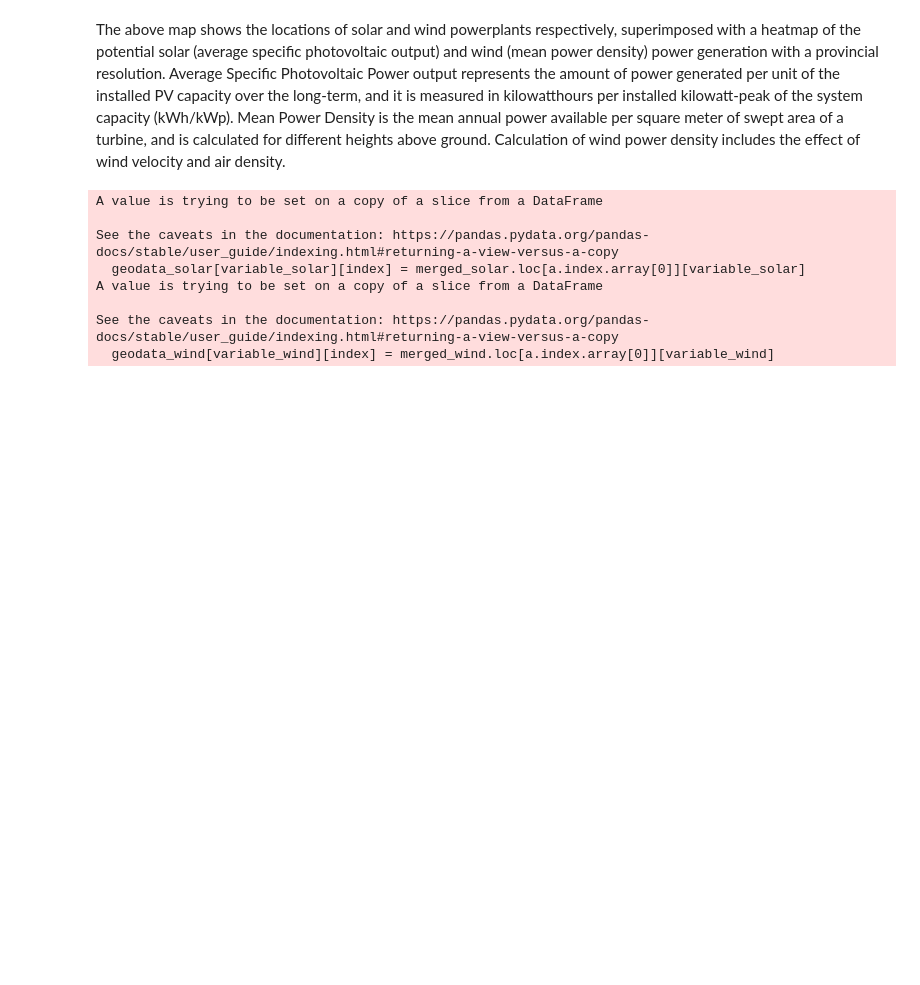
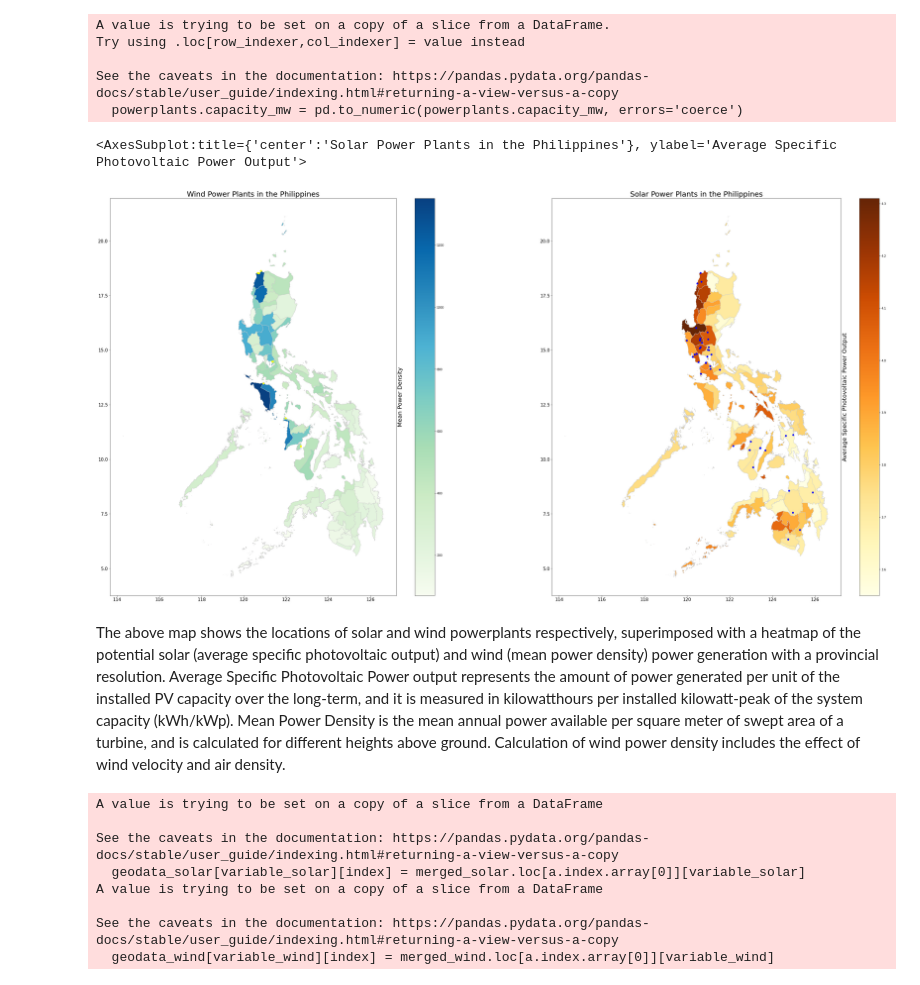
Before and after one commit to RaynorChavez/Solar-Wind-Energy-Analysis-Philippines, a Jupyter notebook: [Final] Philippines Solar and Wind Power Analysis.ipynb, the cells around one changed output. Saved outputs shown, nothing was run; the diff lists cells and outputs as text; code cells hidden in the pictures; blank space fills up the shorter version.

```diff
--- a/[Final] Philippines Solar and Wind Power Analysis.ipynb
+++ b/[Final] Philippines Solar and Wind Power Analysis.ipynb
@@ -100,3 +26,71 @@ See the caveats in the documentation: https://pandas.pydata.org/pandas-docs/stab
+# %%
+# PowerPlants
+powerplantsfp = '.\Data\PowerPlants\global_power_plant_database.csv'
+powerplants = pd.read_csv(powerplantsfp)
+powerplants = powerplants[powerplants.country_long == 'Philippines']
+powerplants.capacity_mw = pd.to_numeric(powerplants.capacity_mw, errors='coerce')
+
+crs = {'init':'epsg:4326'}
+
+solar_powerplants = powerplants[powerplants.primary_fuel == 'Solar']
+solargeometry=[Point(xy) for xy in zip(solar_powerplants["longitude"], solar_powerplants["latitude"])]
+geodata_solar=gpd.GeoDataFrame(solar_powerplants,crs=crs, geometry=solargeometry)
+
+wind_powerplants = powerplants[powerplants.primary_fuel == 'Wind']
+windgeometry=[Point(xy) for xy in zip(wind_powerplants["longitude"], wind_powerplants["latitude"])]
+geodata_wind=gpd.GeoDataFrame(wind_powerplants,crs=crs, geometry=windgeometry)
+
+# create figure and axes for Matplotlib
+fig, (ax1,ax2) = plt.subplots(1,2, figsize=(50, 25))
+
+# Data for Wind Potential Heatmap
+datafp = '.\Data\WindPotential\Philippine_regions_windpotential.csv'
+wind_potential_data = gpd.read_file(datafp)
+wind_potential_data = wind_potential_data[["ADM2_EN", "mean_power_density"]]
+wind_potential_data.mean_power_density = pd.to_numeric(wind_potential_data.mean_power_density, errors='coerce')
+
+merged_wind = map_df.set_index("ADM2_EN").join(wind_potential_data.set_index("ADM2_EN"))
+variable_wind = "mean_power_density"
+
+# Data for Solar Potential Heatmap
+datafp = '.\Data\SolarPotential\Philippine_regions_pvpotential.csv'
+solar_potential_data = gpd.read_file(datafp)
+solar_potential_data = solar_potential_data[["ADM2_EN", "avg_specific_pv_output"]]
+solar_potential_data.avg_specific_pv_output = pd.to_numeric(solar_potential_data.avg_specific_pv_output, errors='coerce')
+
+merged_solar = map_df.set_index("ADM2_EN").join(solar_potential_data.set_index("ADM2_EN"))
+variable_solar = "avg_specific_pv_output"
+
+# Modifying Axes
+#ax1.axis("off")
+ax1.set_title("Wind Power Plants in the Philippines", fontdict = {"fontsize": "25", "fontweight":"3"})
+ax1.tick_params(labelsize=15)
+ax1.yaxis.set_label_position('right')
+ax1.set_ylabel("Mean Power Density", fontsize = 20)
+#ax1.figure.axes[1].tick_params(labelsize=30)
+#ax1.annotate("Source: Global Wind Map, 2022",xy=(0.1, .08), xycoords="figure fraction", horizontalalignment="left", verticalalignment="top", fontsize=12, color="#555555")
+
+#ax2.axis("off")
+ax2.set_title("Solar Power Plants in the Philippines", fontdict = {"fontsize": "25", "fontweight":"3"})
+ax1.figure.axes[1].tick_params(labelsize=15)
+ax2.yaxis.set_label_position('right')
+ax2.set_ylabel("Average Specific Photovoltaic Power Output", fontsize = 20)
+#ax2.annotate("Source: Global Solar Map, 2022",xy=(0.1, .1), xycoords="figure fraction", horizontalalignment="left", verticalalignment="top", fontsize=12, color="#555555")
+
+
+# Plotting
+merged_wind.plot(column=variable_wind, cmap="GnBu", linewidth=0.8, ax=ax1, edgecolor="0.8", legend=True)
+geodata_wind.plot(ax=ax1, color='yellow', markersize=30)
+merged_solar.plot(column=variable_solar, cmap="YlOrBr", linewidth=0.8, ax=ax2, edgecolor="0.8", legend=True)
+geodata_solar.plot(ax=ax2, color='blue', markersize=30)
+# %% [output]
+A value is trying to be set on a copy of a slice from a DataFrame.
+Try using .loc[row_indexer,col_indexer] = value instead
+
+See the caveats in the documentation: https://pandas.pydata.org/pandas-docs/stable/user_guide/indexing.html#returning-a-view-versus-a-copy
+  powerplants.capacity_mw = pd.to_numeric(powerplants.capacity_mw, errors='coerce')
+<AxesSubplot:title={'center':'Solar Power Plants in the Philippines'}, ylabel='Average Specific Photovoltaic Power Output'>
+[figure, added]
 # %% [markdown]
 The above map shows the locations of solar and wind powerplants respectively, superimposed with a heatmap of the potential solar (average specific photovoltaic output) and wind (mean power density) power generation with a provincial resolution. Average Specific Photovoltaic Power output represents the amount of power generated per unit of the installed PV capacity over the long-term, and it is measured in kilowatthours per installed kilowatt-peak of the system capacity (kWh/kWp). Mean Power Density is the mean annual power available per square meter of swept area of a turbine, and is calculated for different heights above ground. Calculation of wind power density includes the effect of wind velocity and air density.
 # %%
```
Also changed, not shown: parts of 9 cells of this notebook, 17 other files.
